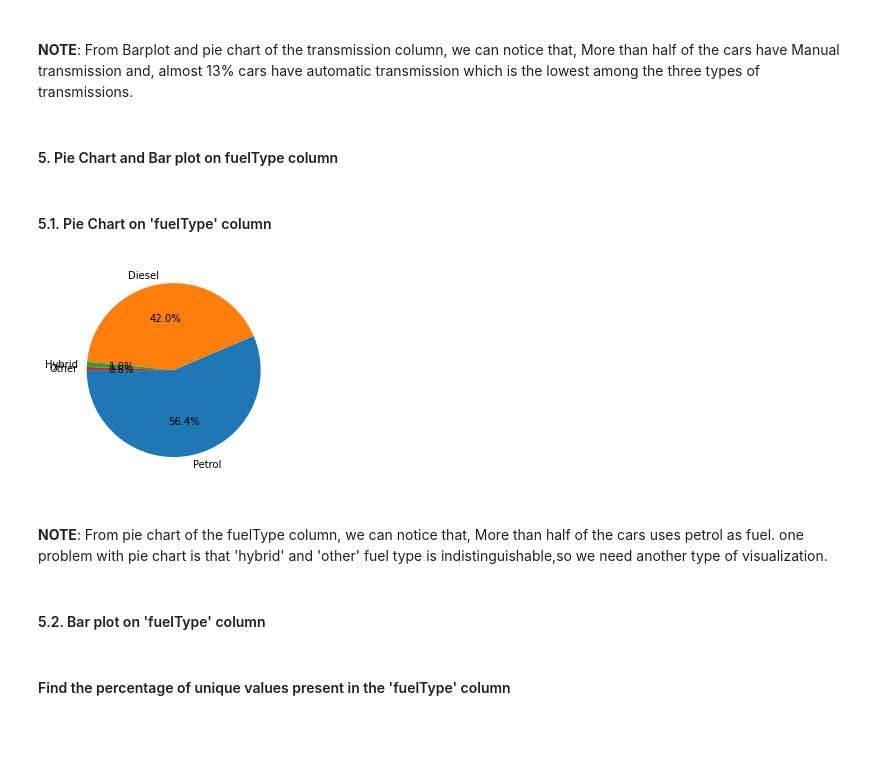
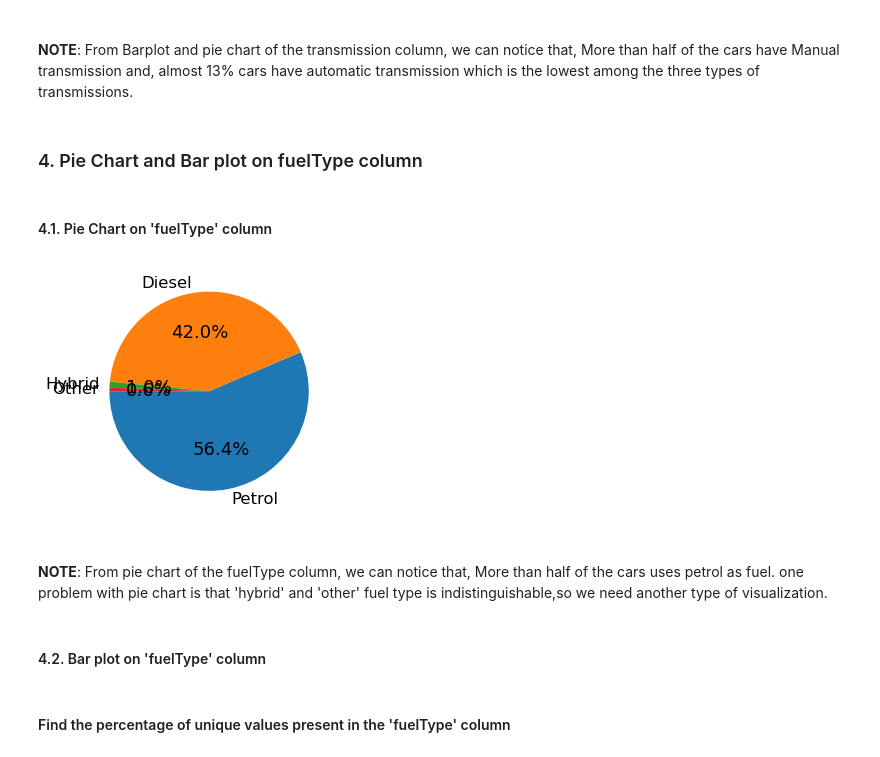
Before and after one commit to subrataBAEC/EMK_ML, a Jupyter notebook: Data Visualization/Volkswagen_used_car_EDA.ipynb, the cells around one changed output. Drawn from its saved outputs; the diff is of its cells as text; code cells hidden in the pictures; blank space fills up the shorter version.

```diff
--- a/Data Visualization/Volkswagen_used_car_EDA.ipynb
+++ b/Data Visualization/Volkswagen_used_car_EDA.ipynb
@@ -18,3 +33,4 @@ import pandas as pd
 # for data visualization
 import matplotlib.pyplot as plt
 import seaborn as sns
+sns.set_context('talk')
@@ -244,22 +286,23 @@ plt.show()
 # %% [markdown]
  <br> **NOTE**: From Barplot and pie chart of the transmission column, we can notice that, More than half of the cars have Manual transmission and, almost 13% cars have automatic transmission which is the lowest among the three types of transmissions.
 # %% [markdown]
-#### 5. Pie Chart and Bar plot on fuelType column
+### 4. Pie Chart and Bar plot on fuelType column
 # %% [markdown]
-#### 5.1. Pie Chart on 'fuelType' column
+#### 4.1. Pie Chart on 'fuelType' column
 # %%
 df["fuelType"].value_counts().plot(kind="pie",
                                        autopct='%1.1f%%',
                                        startangle=180)
 plt.ylabel("")
+plt.tight_layout()
 plt.show()
 # %% [output]
-[figure, old version]
+[figure, new version]
 # %% [markdown]
  <br> **NOTE**: From pie chart of the fuelType column, we can notice that, More than half of the cars uses petrol as fuel.
  one problem with pie chart is that 'hybrid' and 'other' fuel type is indistinguishable,so we need another type of visualization.
 # %% [markdown]
-#### 5.2.  Bar plot on 'fuelType' column
+#### 4.2.  Bar plot on 'fuelType' column
 # %% [markdown]
 #### Find the percentage of unique values present in the 'fuelType' column
 # %%
```
Also changed, not shown: parts of 92 cells of this notebook.
